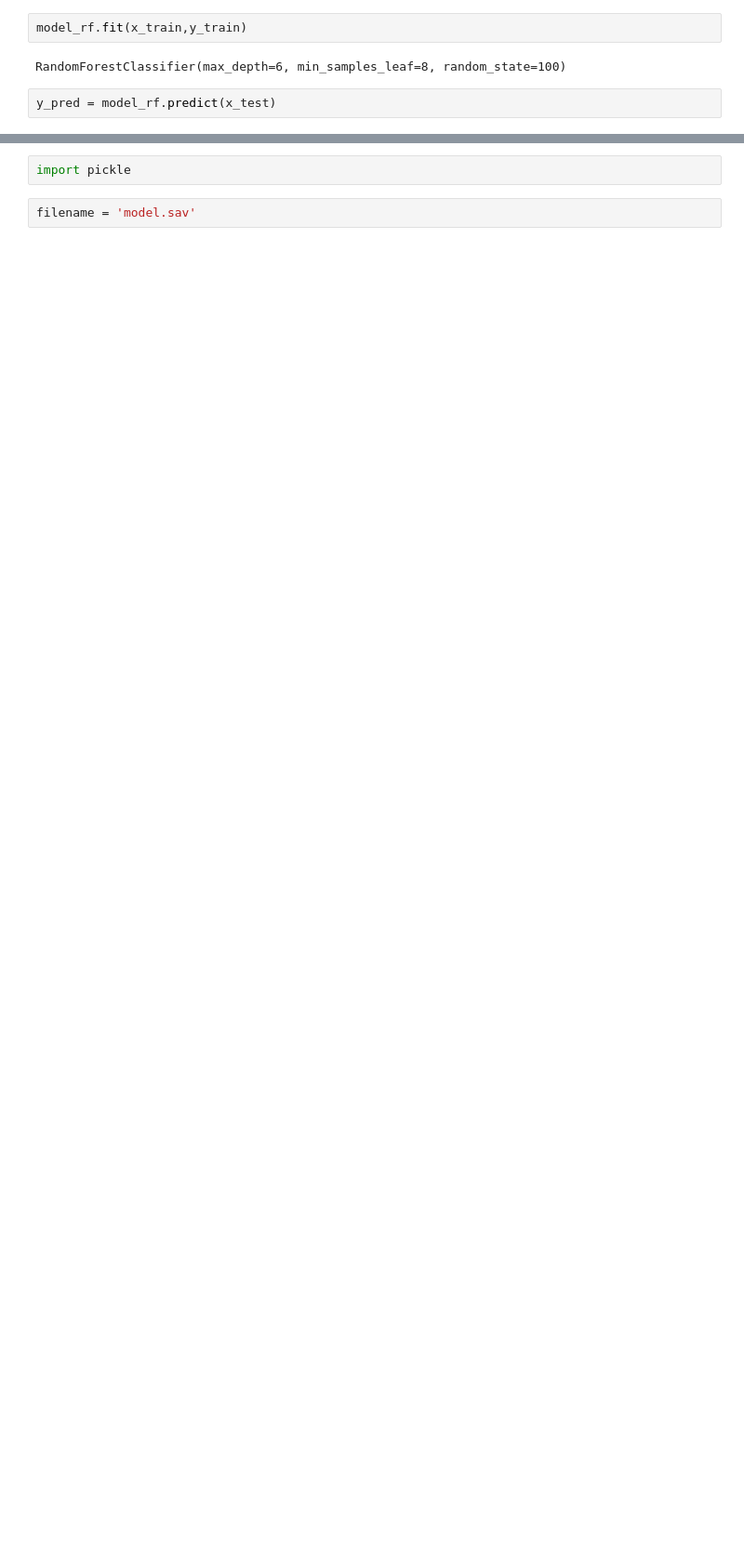
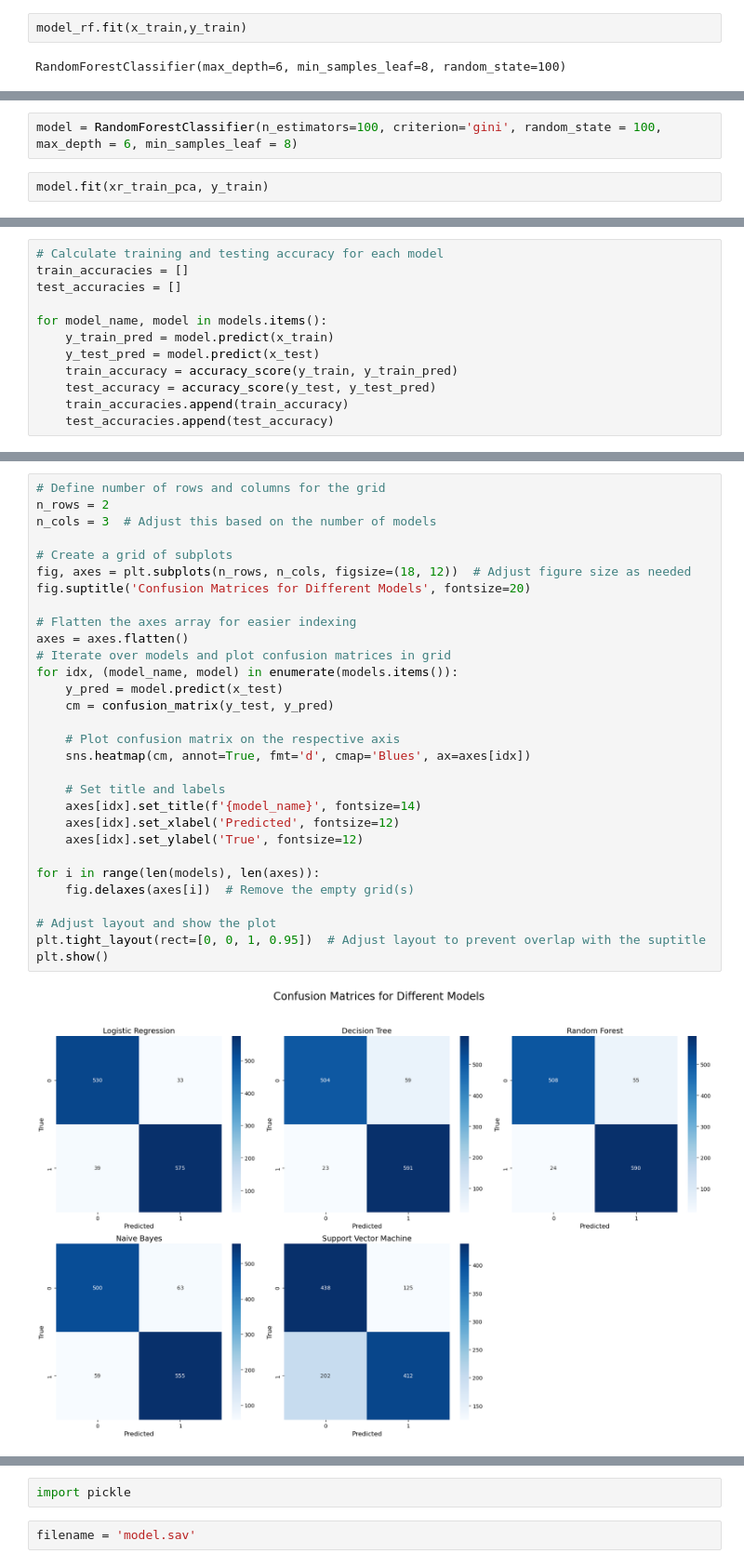
Before and after one commit to sanduni2002/Customer-churn-prediction-system, a Jupyter notebook: Churn Prediction Model.ipynb, the cells around one changed output, grey strips where cells are left out. Shown: that part at 93% size. Saved outputs shown, nothing was run; the diff lists cells and outputs as text; blank space fills up the shorter version.

```diff
--- a/Churn Prediction Model.ipynb
+++ b/Churn Prediction Model.ipynb
@@ -179,5 +221,3 @@ model_rf = RandomForestClassifier(
 model_rf.fit(x_train,y_train)
 # %% [output]
 RandomForestClassifier(max_depth=6, min_samples_leaf=8, random_state=100)
-# %%
-y_pred = model_rf.predict(x_test)
@@ -236,0 +265,4 @@ print(metrics.confusion_matrix(yr_test1, yr_predict1))
+# %%
+model = RandomForestClassifier(n_estimators=100, criterion='gini', random_state = 100, max_depth = 6, min_samples_leaf = 8)
+# %%
+model.fit(xr_train_pca, y_train)
@@ -236,0 +424,12 @@ print(metrics.confusion_matrix(yr_test1, yr_predict1))
+# %%
+# Calculate training and testing accuracy for each model
+train_accuracies = []
+test_accuracies = []
+
+for model_name, model in models.items():
+    y_train_pred = model.predict(x_train)
+    y_test_pred = model.predict(x_test)
+    train_accuracy = accuracy_score(y_train, y_train_pred)
+    test_accuracy = accuracy_score(y_test, y_test_pred)
+    train_accuracies.append(train_accuracy)
+    test_accuracies.append(test_accuracy)
@@ -236,0 +464,32 @@ print(metrics.confusion_matrix(yr_test1, yr_predict1))
+# %%
+# Define number of rows and columns for the grid
+n_rows = 2
+n_cols = 3  # Adjust this based on the number of models
+
+# Create a grid of subplots
+fig, axes = plt.subplots(n_rows, n_cols, figsize=(18, 12))  # Adjust figure size as needed
+fig.suptitle('Confusion Matrices for Different Models', fontsize=20)
+
+# Flatten the axes array for easier indexing
+axes = axes.flatten()
+# Iterate over models and plot confusion matrices in grid
+for idx, (model_name, model) in enumerate(models.items()):
+    y_pred = model.predict(x_test)
+    cm = confusion_matrix(y_test, y_pred)
+
+    # Plot confusion matrix on the respective axis
+    sns.heatmap(cm, annot=True, fmt='d', cmap='Blues', ax=axes[idx])
+
+    # Set title and labels
+    axes[idx].set_title(f'{model_name}', fontsize=14)
+    axes[idx].set_xlabel('Predicted', fontsize=12)
+    axes[idx].set_ylabel('True', fontsize=12)
+
+for i in range(len(models), len(axes)):
+    fig.delaxes(axes[i])  # Remove the empty grid(s)
+
+# Adjust layout and show the plot
+plt.tight_layout(rect=[0, 0, 1, 0.95])  # Adjust layout to prevent overlap with the suptitle
+plt.show()
+# %% [output]
+[figure, added]
```
Also changed, not shown: parts of 90 cells of this notebook, 2 other files.
